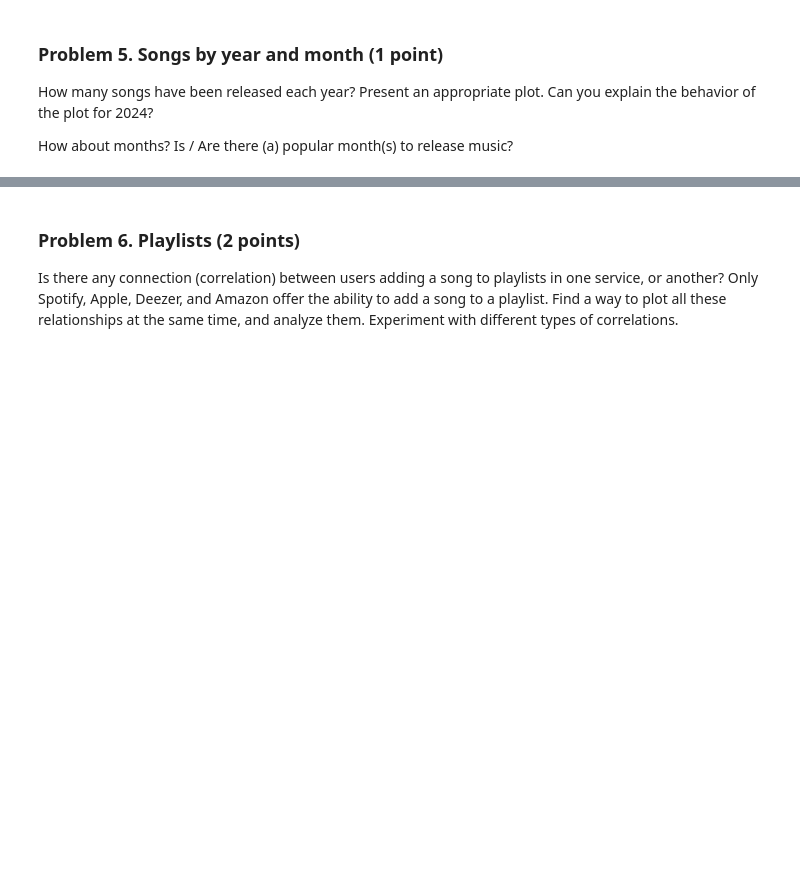
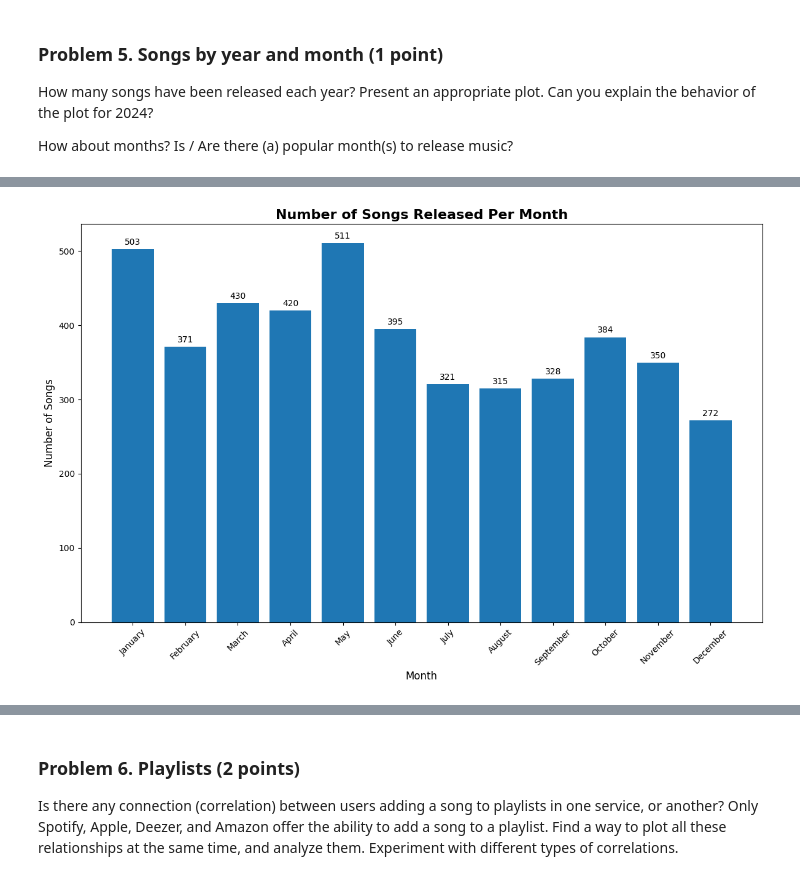
Before and after one commit to VladoDev03/data-science-softuni, a Jupyter notebook: 02-data-visualization-exploratory-data-analysis/Data Visualization and EDA Lab.ipynb, the cells around one changed output, grey strips where cells are left out. Saved outputs shown, nothing was run; the diff lists cells and outputs as text; code cells hidden in the pictures; blank space fills up the shorter version.

```diff
--- a/02-data-visualization-exploratory-data-analysis/Data Visualization and EDA Lab.ipynb
+++ b/02-data-visualization-exploratory-data-analysis/Data Visualization and EDA Lab.ipynb
@@ -261,0 +318,12 @@ How about months? Is / Are there (a) popular month(s) to release music?
+# %%
+songs_by_month = (spotify_data.groupby(spotify_data.release_date.dt.month).track
+                 .count()
+                 .reset_index(name='song_count'))
+
+songs_by_month.columns = ['month', 'song_count']
+# %%
+col_names = songs_by_month.month.apply(lambda m: calendar.month_name[m])
+# %%
+plot_songs_by_period(songs_by_month, "month", col_names)
+# %% [output]
+[figure, added]
```
Also changed, not shown: parts of 10 cells of this notebook.
